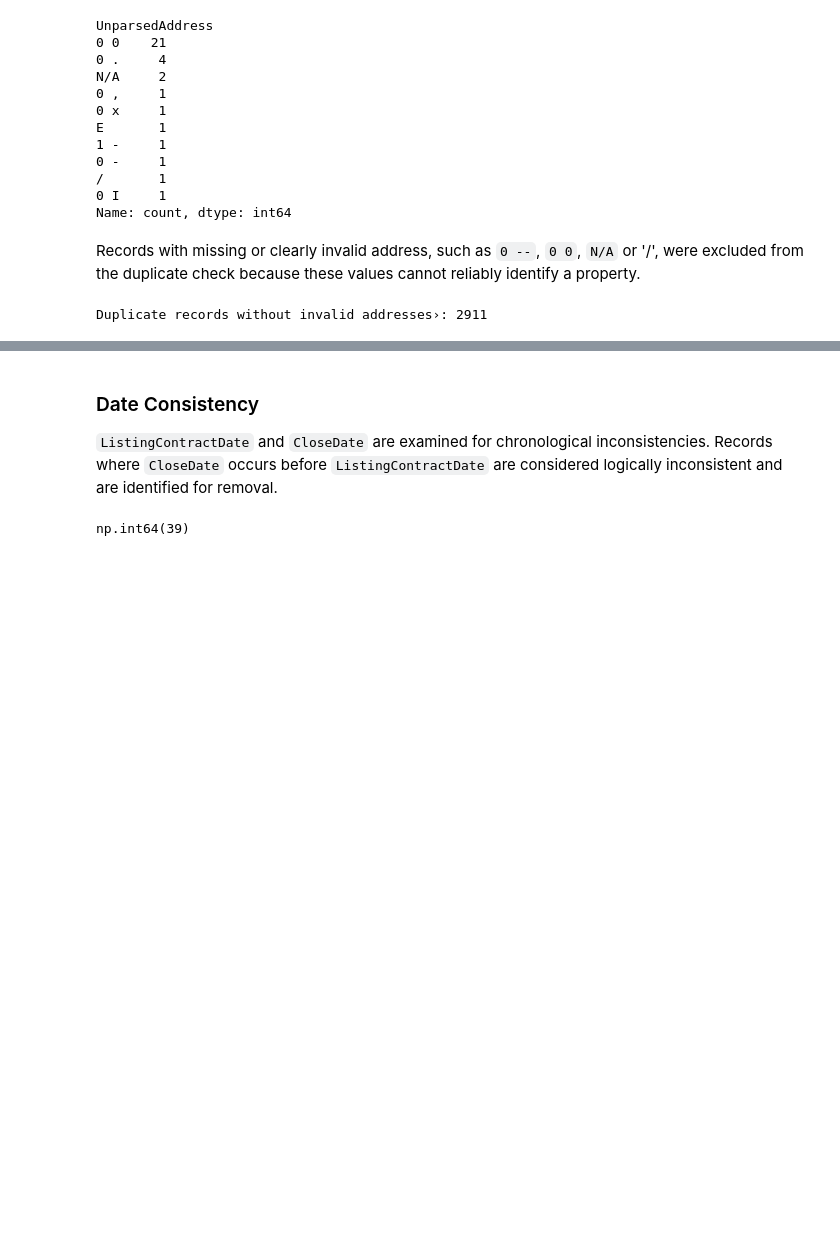
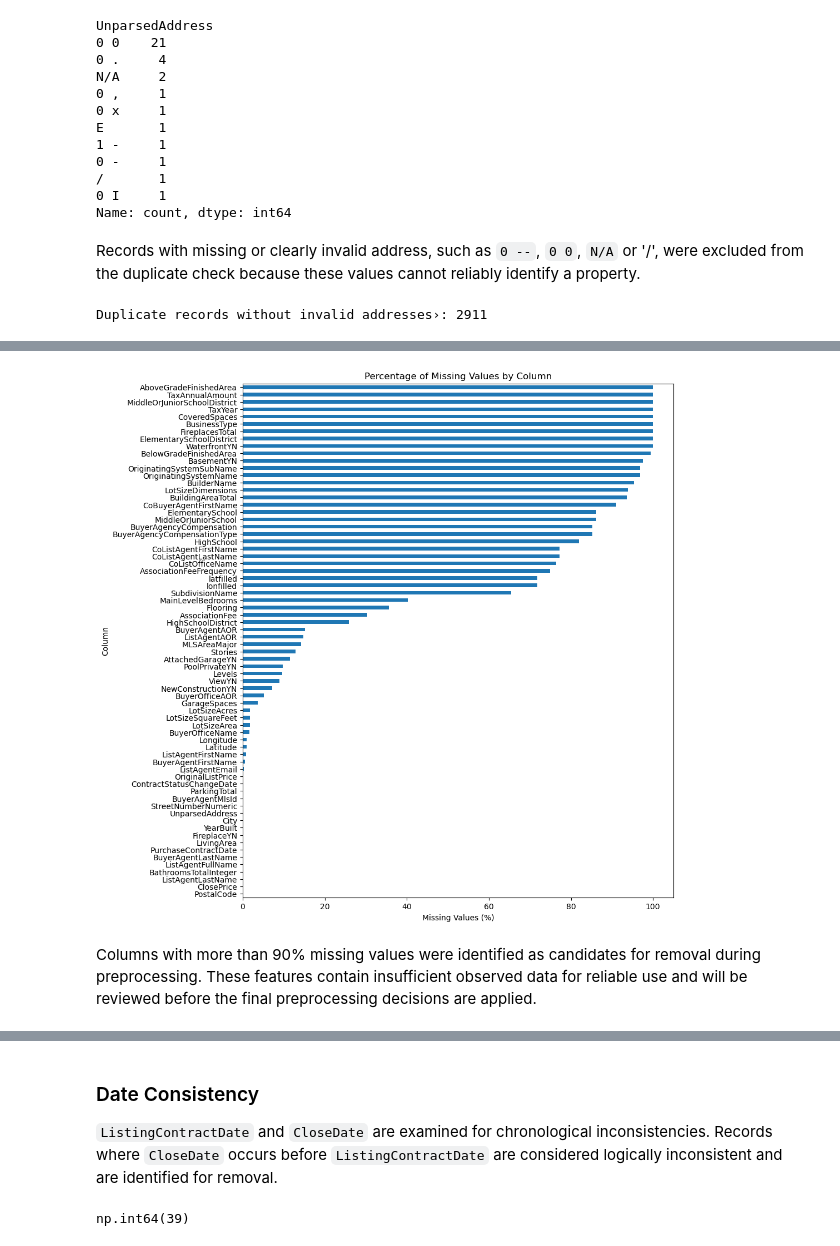
Before and after one commit to Jehad142/IDX-Exchange-Data-Science, a Jupyter notebook: notebooks/01_exploration.ipynb, the cells around one changed output, grey strips where cells are left out. Drawn from its saved outputs; the diff is of its cells as text; code cells hidden in the pictures; blank space fills up the shorter version.

```diff
--- a/notebooks/01_exploration.ipynb
+++ b/notebooks/01_exploration.ipynb
@@ -164,0 +253,6 @@ A subset of candidate features was initially selected based on the dataset metad
+# %%
+# Summarize the count and percentage of missing values for each candidate feature
+missing_summary = pd.DataFrame({"MissingCount": training_data.isna().sum(),\
+                                "MissingPercent": training_data.isna().mean() * 100})
+missing_summary = missing_summary.sort_values("MissingPercent", ascending=False)
+missing_summary
@@ -164,0 +273,14 @@ A subset of candidate features was initially selected based on the dataset metad
+# %%
+# Keep only columns that contains missing values
+missing_plot = missing_summary[missing_summary["MissingPercent"] > 0]
+#Plot missing percentage for each column
+missing_plot["MissingPercent"].sort_values().plot(kind="barh", figsize=(10, 12))
+
+plt.xlabel("Missing Values (%)")
+plt.ylabel("Column")
+plt.title("Percentage of Missing Values by Column")
+plt.show()
+# %% [output]
+[figure, added]
+# %% [markdown]
+Columns with more than 90% missing values were identified as candidates for removal during preprocessing. These features contain insufficient observed data for reliable use and will be reviewed before the final preprocessing decisions are applied.
```
Also changed, not shown: parts of 50 cells of this notebook.
